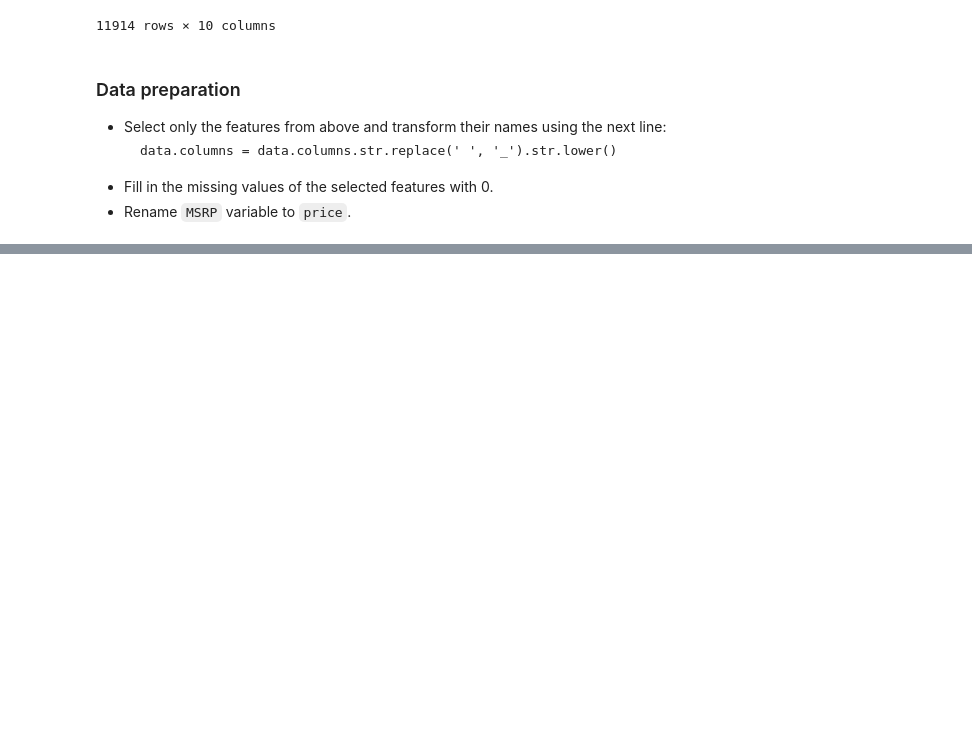
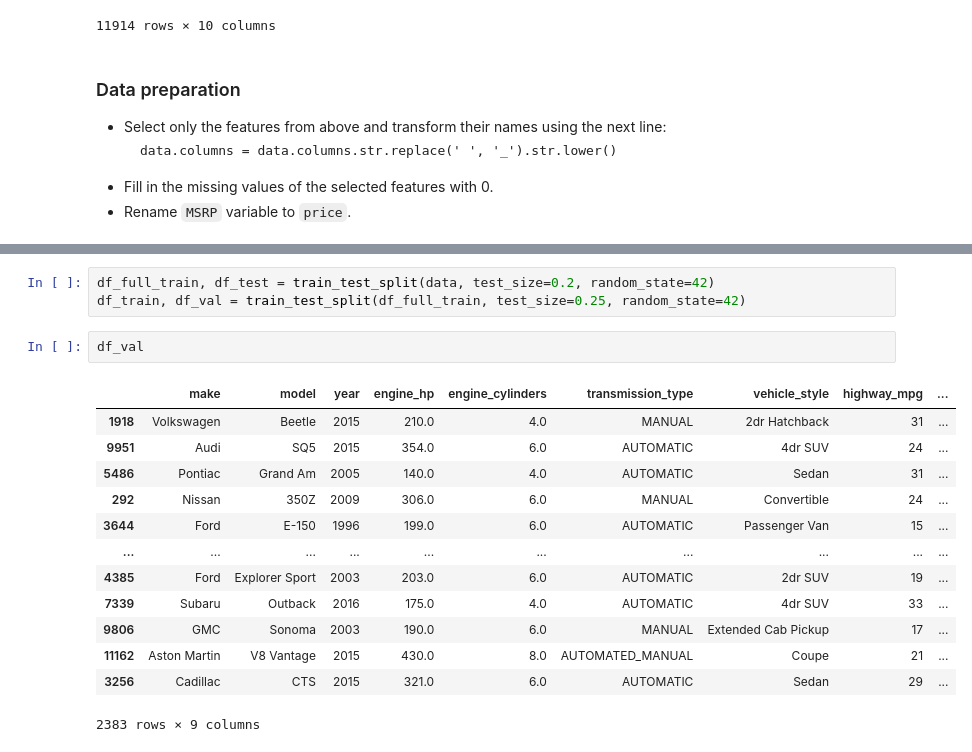
Before and after one commit to Alejobep/machine-learning-zoomcamp, a Jupyter notebook: cohorts/2023/03-classification/Homework_ABP.ipynb, the cells around one changed output, grey strips where cells are left out. Saved outputs shown, nothing was run; the diff lists cells and outputs as text; blank space fills up the shorter version.

```diff
--- a/cohorts/2023/03-classification/Homework_ABP.ipynb
+++ b/cohorts/2023/03-classification/Homework_ABP.ipynb
@@ -230,0 +215,19 @@ After that, the form will be closed.
+# %%
+df_full_train, df_test = train_test_split(data, test_size=0.2, random_state=42)
+df_train, df_val = train_test_split(df_full_train, test_size=0.25, random_state=42)
+# %%
+df_val
+# %% [output]
+|  | make | model | year | engine_hp | engine_cylinders | transmission_type | vehicle_style | highway_mpg | ... |
+| 1918 | Volkswagen | Beetle | 2015 | 210.0 | 4.0 | MANUAL | 2dr Hatchback | 31 | ... |
+| 9951 | Audi | SQ5 | 2015 | 354.0 | 6.0 | AUTOMATIC | 4dr SUV | 24 | ... |
+| 5486 | Pontiac | Grand Am | 2005 | 140.0 | 4.0 | AUTOMATIC | Sedan | 31 | ... |
+| 292 | Nissan | 350Z | 2009 | 306.0 | 6.0 | MANUAL | Convertible | 24 | ... |
+| 3644 | Ford | E-150 | 1996 | 199.0 | 6.0 | AUTOMATIC | Passenger Van | 15 | ... |
+| ... | ... | ... | ... | ... | ... | ... | ... | ... | ... |
+| 4385 | Ford | Explorer Sport | 2003 | 203.0 | 6.0 | AUTOMATIC | 2dr SUV | 19 | ... |
+| 7339 | Subaru | Outback | 2016 | 175.0 | 4.0 | AUTOMATIC | 4dr SUV | 33 | ... |
+| 9806 | GMC | Sonoma | 2003 | 190.0 | 6.0 | MANUAL | Extended Cab Pickup | 17 | ... |
+| 11162 | Aston Martin | V8 Vantage | 2015 | 430.0 | 8.0 | AUTOMATED_MANUAL | Coupe | 21 | ... |
+| 3256 | Cadillac | CTS | 2015 | 321.0 | 6.0 | AUTOMATIC | Sedan | 29 | ... |
+2383 rows × 9 columns
```
Also changed, not shown: parts of 43 cells of this notebook.
